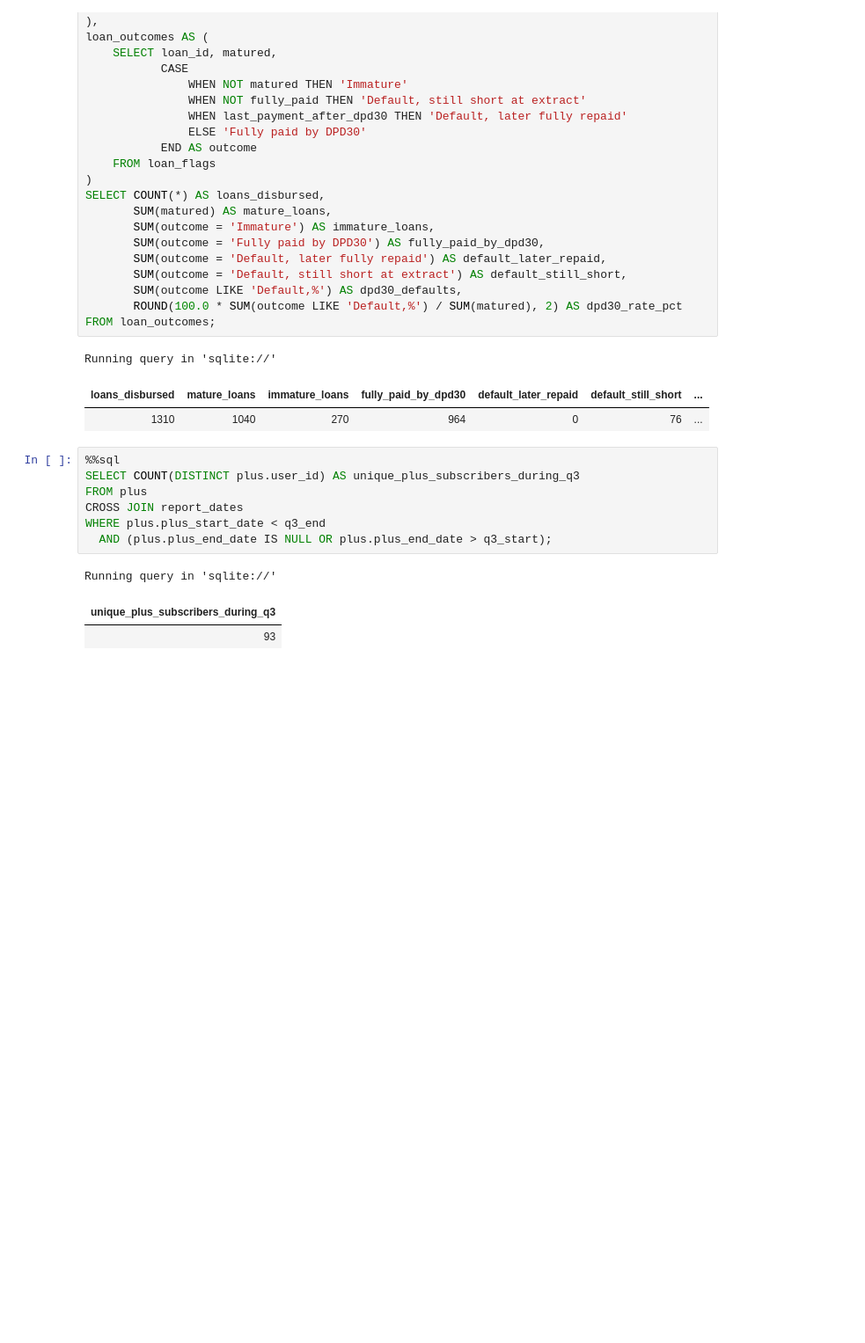
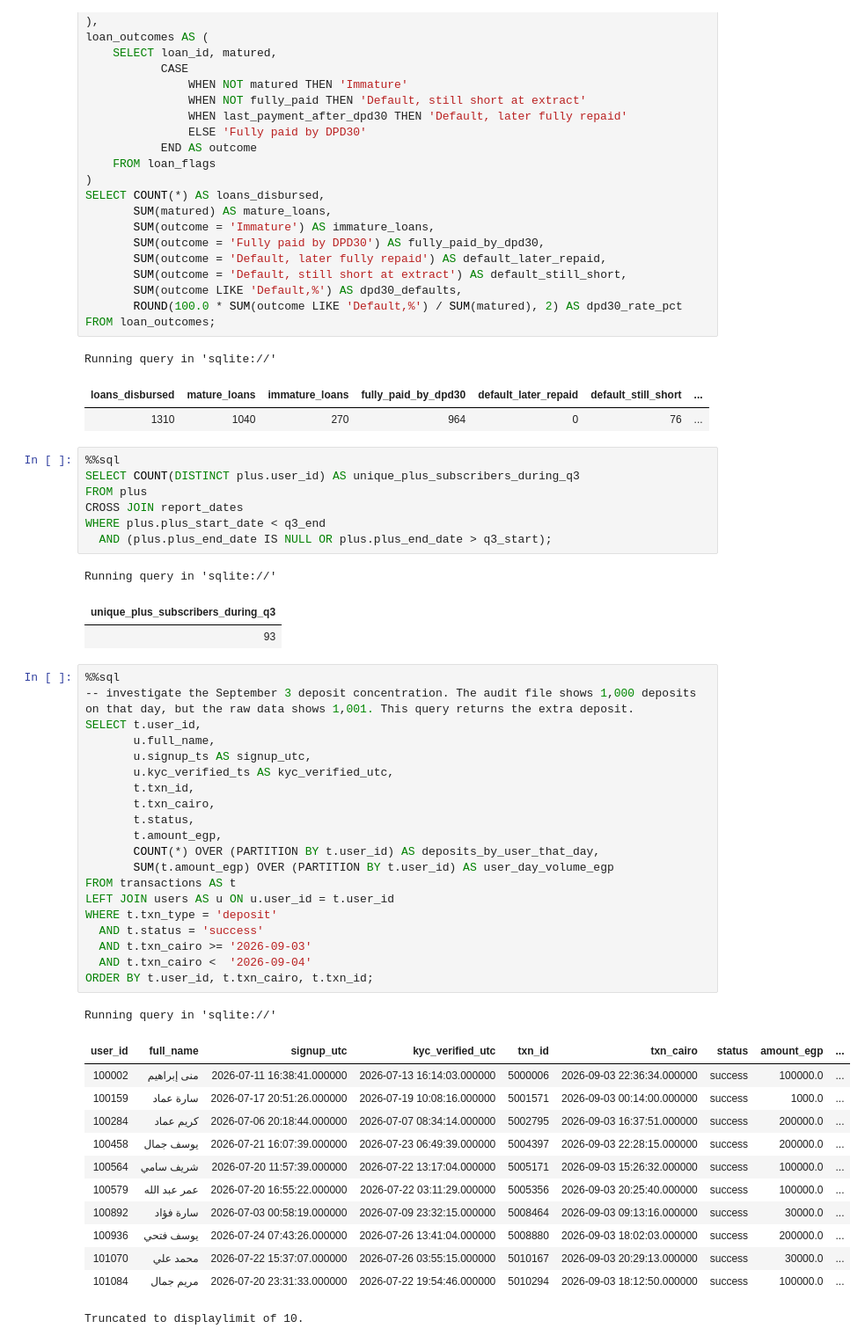
Before and after one commit to MohimenMG/lucky_case_study, a Jupyter notebook: 02_analysis/03_1_task_3_1_kpi_snapshot.ipynb, the cells around one changed output. Shown at 88% size. Cells and saved outputs as stored; diff of their text form; blank space fills up the shorter version.

```diff
--- a/02_analysis/03_1_task_3_1_kpi_snapshot.ipynb
+++ b/02_analysis/03_1_task_3_1_kpi_snapshot.ipynb
@@ -227,3 +226,37 @@ WHERE plus.plus_start_date < q3_end
 Running query in 'sqlite://'
 | unique_plus_subscribers_during_q3 |
 | 93 |
+# %%
+%%sql
+-- investigate the September 3 deposit concentration. The audit file shows 1,000 deposits on that day, but the raw data shows 1,001. This query returns the extra deposit.
+SELECT t.user_id,
+       u.full_name,
+       u.signup_ts AS signup_utc,
+       u.kyc_verified_ts AS kyc_verified_utc,
+       t.txn_id,
+       t.txn_cairo,
+       t.status,
+       t.amount_egp,
+       COUNT(*) OVER (PARTITION BY t.user_id) AS deposits_by_user_that_day,
+       SUM(t.amount_egp) OVER (PARTITION BY t.user_id) AS user_day_volume_egp
+FROM transactions AS t
+LEFT JOIN users AS u ON u.user_id = t.user_id
+WHERE t.txn_type = 'deposit'
+  AND t.status = 'success'
+  AND t.txn_cairo >= '2026-09-03'
+  AND t.txn_cairo <  '2026-09-04'
+ORDER BY t.user_id, t.txn_cairo, t.txn_id;
+# %% [output]
+Running query in 'sqlite://'
+| user_id | full_name | signup_utc | kyc_verified_utc | txn_id | txn_cairo | status | amount_egp | ... |
+| 100002 | منى إبراهيم | 2026-07-11 16:38:41.000000 | 2026-07-13 16:14:03.000000 | 5000006 | 2026-09-03 22:36:34.000000 | success | 100000.0 | ... |
+| 100159 | سارة عماد | 2026-07-17 20:51:26.000000 | 2026-07-19 10:08:16.000000 | 5001571 | 2026-09-03 00:14:00.000000 | success | 1000.0 | ... |
+| 100284 | كريم عماد | 2026-07-06 20:18:44.000000 | 2026-07-07 08:34:14.000000 | 5002795 | 2026-09-03 16:37:51.000000 | success | 200000.0 | ... |
+| 100458 | يوسف جمال | 2026-07-21 16:07:39.000000 | 2026-07-23 06:49:39.000000 | 5004397 | 2026-09-03 22:28:15.000000 | success | 200000.0 | ... |
+| 100564 | شريف سامي | 2026-07-20 11:57:39.000000 | 2026-07-22 13:17:04.000000 | 5005171 | 2026-09-03 15:26:32.000000 | success | 100000.0 | ... |
+| 100579 | عمر عبد الله | 2026-07-20 16:55:22.000000 | 2026-07-22 03:11:29.000000 | 5005356 | 2026-09-03 20:25:40.000000 | success | 100000.0 | ... |
+| 100892 | سارة فؤاد | 2026-07-03 00:58:19.000000 | 2026-07-09 23:32:15.000000 | 5008464 | 2026-09-03 09:13:16.000000 | success | 30000.0 | ... |
+| 100936 | يوسف فتحي | 2026-07-24 07:43:26.000000 | 2026-07-26 13:41:04.000000 | 5008880 | 2026-09-03 18:02:03.000000 | success | 200000.0 | ... |
+| 101070 | محمد علي | 2026-07-22 15:37:07.000000 | 2026-07-26 03:55:15.000000 | 5010167 | 2026-09-03 20:29:13.000000 | success | 30000.0 | ... |
+| 101084 | مريم جمال | 2026-07-20 23:31:33.000000 | 2026-07-22 19:54:46.000000 | 5010294 | 2026-09-03 18:12:50.000000 | success | 100000.0 | ... |
+Truncated to displaylimit of 10.
```
Also changed, not shown: parts of 6 cells of this notebook.
